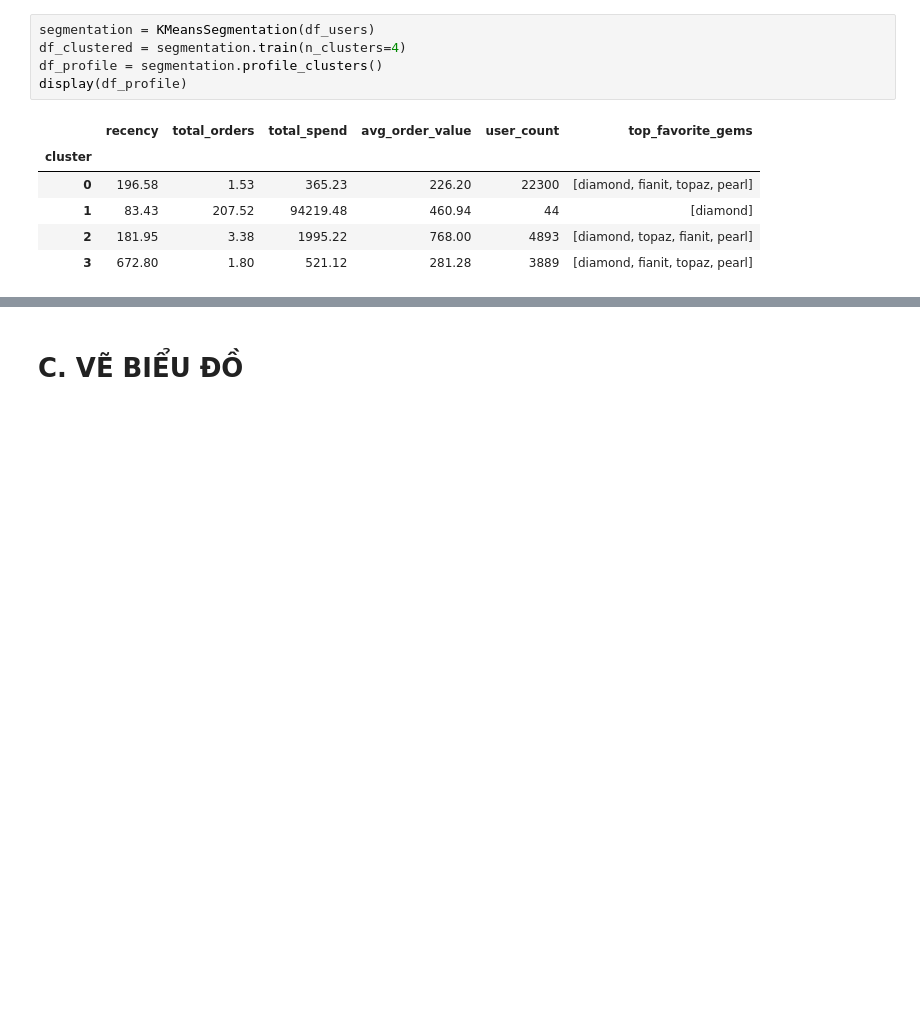
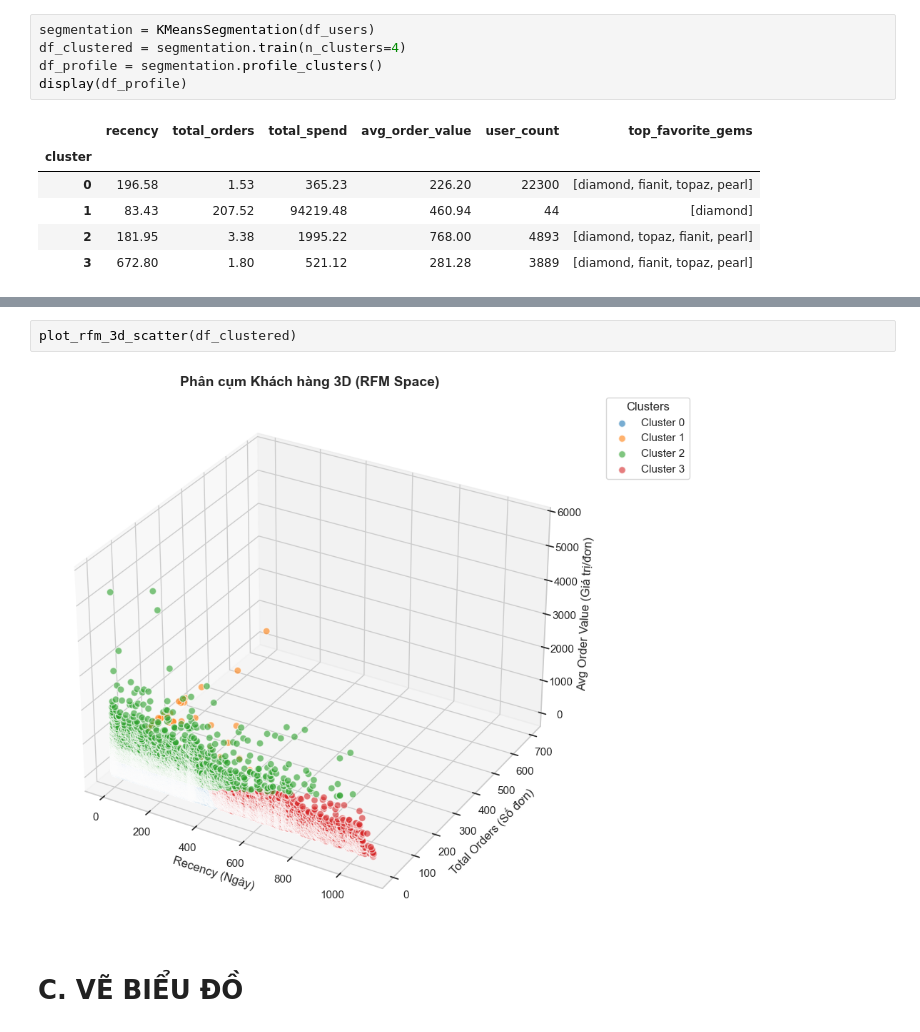
Before and after one commit to tinletrongCS/Data-mining, a Jupyter notebook: train.ipynb, the cells around one changed output, grey strips where cells are left out. Drawn from its saved outputs; the diff is of its cells as text; blank space fills up the shorter version.

```diff
--- a/train.ipynb
+++ b/train.ipynb
@@ -77,2 +96,6 @@ display(df_profile)
+# %%
+plot_rfm_3d_scatter(df_clustered)
+# %% [output]
+[figure, added]
 # %% [markdown]
 # C. VẼ BIỂU ĐỒ
```
Also changed, not shown: parts of 1 cell of this notebook, 3 other files.
